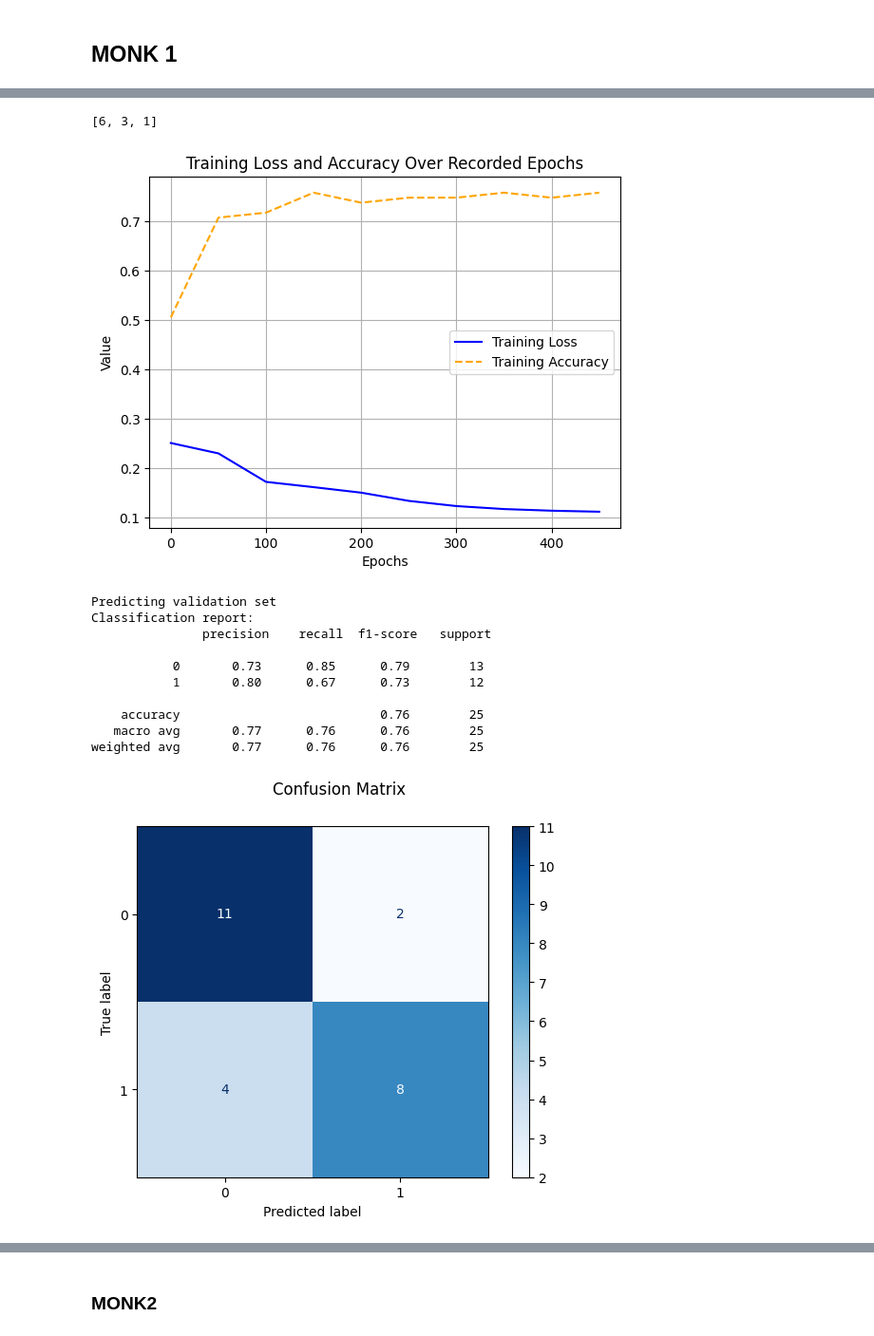
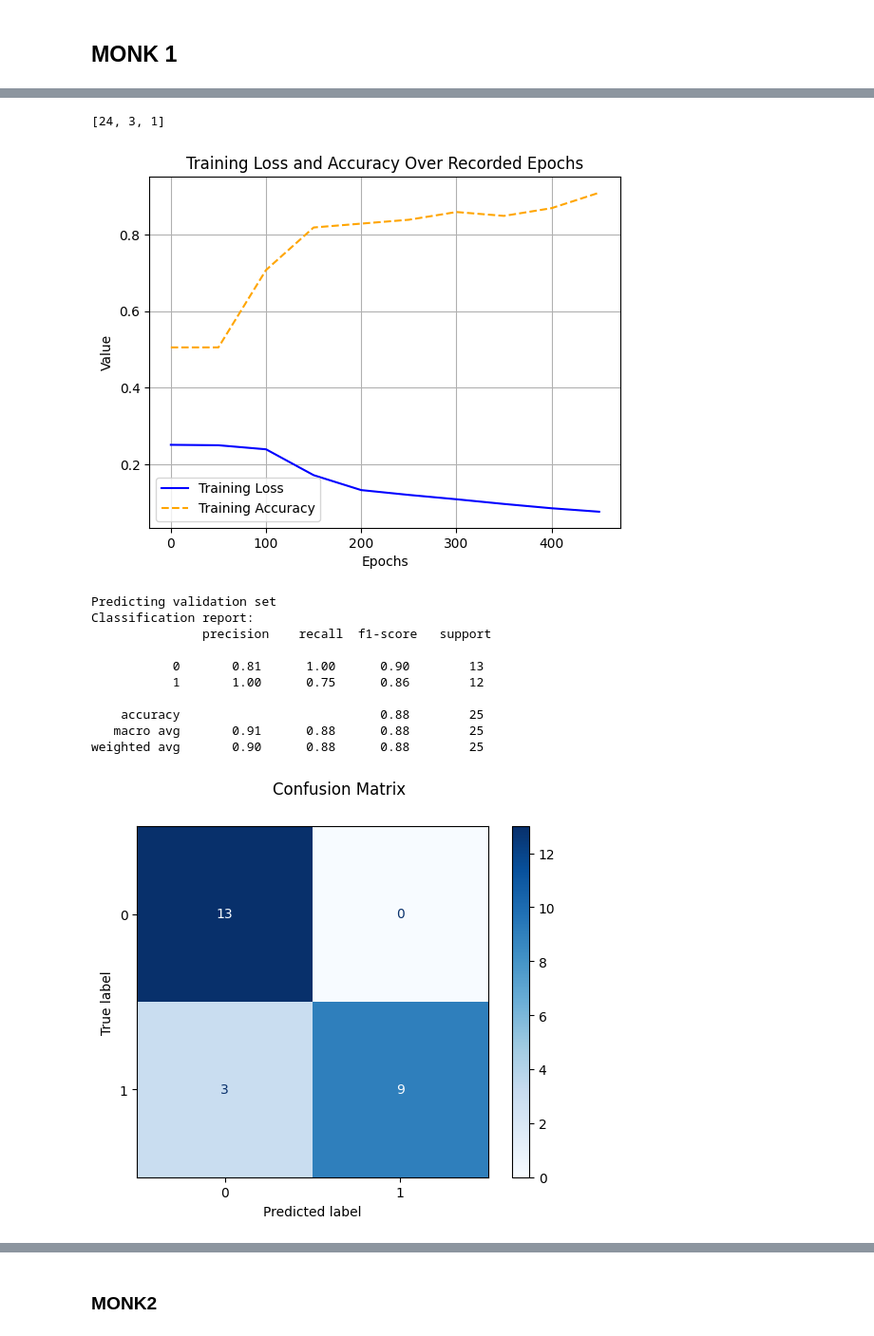
Before and after one commit to mary-alrayes/ml_project, a Jupyter notebook: ml_project.ipynb, the cells around one changed output, grey strips where cells are left out. Shown at 95% size. Saved outputs shown, nothing was run; the diff lists cells and outputs as text; code cells hidden in the pictures.

```diff
--- a/ml_project.ipynb
+++ b/ml_project.ipynb
@@ -832,6 +706,10 @@ class ActivationType(Enum):
     SIGMOID = "sigmoid"
     RELU = "relu"
     TANH = "tanh"
+
+class RegularizationType(Enum):
+    L1 = "l1"
+    L2 = "l2"
 # %%
 import random
 
@@ -839,11 +717,12 @@ import random
 class Search:
     """Class to perform manual grid search and random search"""
 
-    def __init__(self, model, param_grid, scoring_function, activation_type):
+    def __init__(self, model, param_grid, scoring_function, activation_type, regularization_type):
         self.model = model
         self.param_grid = param_grid
         self.scoring_function = scoring_function
         self.activation_type = activation_type
+        self.regularization_type = regularization_type
 
 
     def grid_search(self, X, y, epoch=100, neurons=[1]):
@@ -856,13 +735,14 @@ class Search:
                 for lambd in self.param_grid["lambd"]:
                     # Dynamically create a new model instance with new parameter
                     model = self.model(
-                        input_size=6,
+                        input_size=X.shape[1],
                         hidden_layers=neurons,
                         output_size=1,
                         activationType=self.activation_type,
                         learning_rate=learning_rate,
                         momentum=momentum,
                         lambd=lambd,
+                        regularizationType=self.regularization_type
                     )
 
                     # Train the model
@@ -918,13 +798,14 @@ class Search:
 
                     # Dynamically create a new model instance for each combination of parameters
                     model = self.model(
-                        input_size=6,
+                        input_size=X.shape[1],
                         hidden_layers=neurons,
                         output_size=1,
                         activationType=self.activation_type,
                         learning_rate=learning_rate,
                         momentum=momentum,
                         lambd=lambd,
+                        regularizationType=self.regularization_type
                     )
 
                     # Train the model with cross validation
@@ -1165,3 +1054,16 @@ class CustomNeuralNetwork:
         return (self.forward(X) > 0.5).astype(int)
 # %% [markdown]
 ## MONK 1
+# %%
+#reshape train_X, train_Y, validation_X
+X = monk1_train_X.reshape(monk1_train_X.shape[0], -1)
+y = monk1_train_Y.reshape(-1, 1)
+
+monk1_validation_X = np.array(monk1_validation_X)
+monk1_validation_Y = np.array(monk1_validation_Y)
+monk1_validation_X = monk1_validation_X.reshape(monk1_validation_X.shape[0], -1)
+
+print(f"train X shape: {X.shape}")
+print(f"train Y shape: {y.shape}")
+
+print(f"val X shape: {monk1_validation_X.shape}")
@@ -1168,11 +1074,4 @@ class CustomNeuralNetwork:
 # %%
-
-
-X = monk1_train_X
-y = monk1_train_Y.reshape(-1, 1)
-
-
-
 # Define the parameter grid
 param_grid = {
     'learning_rate': [0.01, 0.05, 0.1, 0.2],  # Learning rate values
@@ -1187,10 +1086,8 @@ def accuracy_score_custom(nn_model, X, y):
     predictions = (predictions > 0.5).astype(int)
     return np.mean(predictions == y)
 
-
-
 # Initialize the Search class for grid search
-search = Search(CustomNeuralNetwork, param_grid, accuracy_score_custom, activation_type= ActivationType.SIGMOID)
+search = Search(CustomNeuralNetwork, param_grid, accuracy_score_custom, activation_type=ActivationType.SIGMOID, regularization_type=RegularizationType.L2)
 
 # Perform grid search on the learning rate
 print("Performing Grid Search...")
@@ -1217,54 +1114,52 @@ Best Parameters:
 # %%
-
 # Define the network with dynamic hidden layers
-nn1 = CustomNeuralNetwork(input_size=6,
+nn1 = CustomNeuralNetwork(input_size=X.shape[1],
                          hidden_layers=[3,],
                          output_size=1,
                          activationType=ActivationType.SIGMOID,
                          learning_rate=best_params['learning_rate'],
                          momentum=best_params['momentum'],
                          lambd=best_params['lambd'],
+                         regularizationType=RegularizationType.L2
                          )
-
-
 
 # Train the network
 history = nn1.fit(X, y, epochs=500)
 
 # Plot a single graph with Loss and Training Accuracy
 plt.figure()
 
 # Plot Training Loss
 plt.plot(history['epoch'], history['train_loss'], label='Training Loss', color='blue', linestyle='-')
 
 # Plot Training Accuracy
 plt.plot(history['epoch'], history['train_acc'], label='Training Accuracy', color='orange', linestyle='--')
 
 # Configure the plot
 plt.xlabel('Epochs')  # X-axis as the recorded epochs
 plt.ylabel('Value')  # Shared y-axis label
 plt.title('Training Loss and Accuracy Over Recorded Epochs')
 plt.legend()
 plt.grid(True)
 
 # Display the plot
 plt.show()
 
 # Validation predictions
 print('Predicting validation set')
 monk1_validation_nn_predictions = nn1.predict(monk1_validation_X)
 customClassificationReport(monk1_validation_Y, monk1_validation_nn_predictions)
 # %% [output]
-[6, 3, 1]
+[24, 3, 1]
-[figure, old version]
+[figure, new version]
 Predicting validation set
 Classification report:
                precision    recall  f1-score   support
 
-           0       0.73      0.85      0.79        13
-           1       0.80      0.67      0.73        12
+           0       0.81      1.00      0.90        13
+           1       1.00      0.75      0.86        12
 
-    accuracy                           0.76        25
-   macro avg       0.77      0.76      0.76        25
-weighted avg       0.77      0.76      0.76        25
+    accuracy                           0.88        25
+   macro avg       0.91      0.88      0.88        25
+weighted avg       0.90      0.88      0.88        25
-[figure, old version]
+[figure, new version]
```
Also changed, not shown: parts of 46 cells of this notebook.
